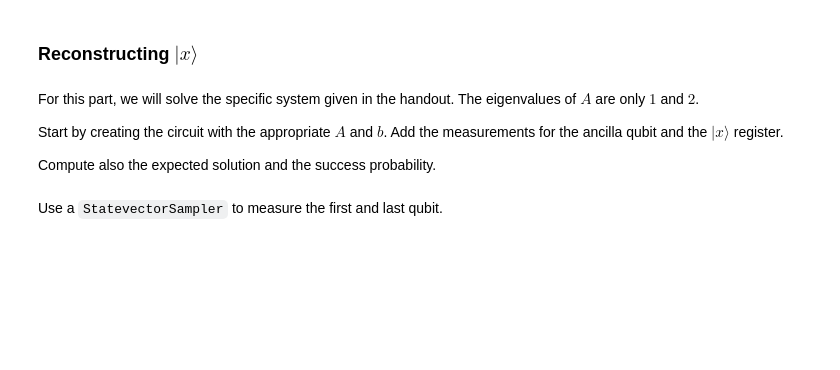
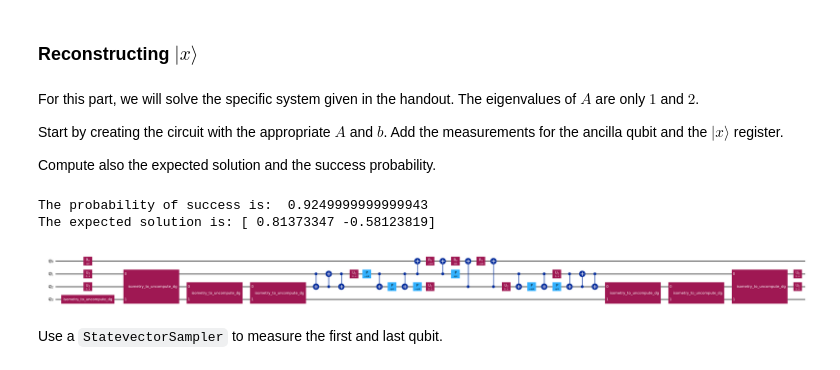
Before and after one commit to Gopal-Dahale/Intro_to_HHL, a Jupyter notebook: com-308-project_empty.ipynb, the cells around one changed output. Saved outputs shown, nothing was run; the diff lists cells and outputs as text; code cells hidden in the pictures; blank space fills up the shorter version.

Commit message:
Measurement and excecution on hardware

```diff
--- a/com-308-project_empty.ipynb
+++ b/com-308-project_empty.ipynb
@@ -492,3 +474,38 @@ display(final_circuit.decompose().draw(output="mpl",fold=-1))
+# %%
+n = 1
+m = 2
+
+A = np.array([[3, 1], [1, 3]]) / 2
+b = np.array([2, -1])/np.sqrt(3)
+b = b / np.linalg.norm(b)
+
+final_circuit = hhl_circuit(A, b,n, m)
+
+final_circuit_with_measurements = QuantumCircuit( n + m + 1, 2)
+final_circuit_with_measurements.compose(final_circuit, range(1 + n + m), inplace=True)
+final_circuit_with_measurements.measure([0, m + n], [0, 1])
+final_circuit_with_measurements.draw('mpl', fold=-1)
+
+expected_solution = np.linalg.solve(A, b)
+expected_solution = expected_solution / np.linalg.norm(expected_solution)
+
+output = qi.Statevector.from_instruction(final_circuit)
+output_state = output.data
+
+indices = [int(bin(i)[2:].zfill(n) + '0'*m + '1', 2) for i in range(2**n)]
+sv = output_state[indices]
+sv /= np.linalg.norm(sv)
+x = qi.Statevector(sv)
+
+p = np.sum(np.abs(output_state[indices])**2)
+
+print("The probability of success is: ",  p)
+print("The expected solution is:", expected_solution)
+display(final_circuit.decompose().draw(output="mpl",fold=-1))
+# %% [output]
+The probability of success is:  0.9249999999999943
+The expected solution is: [ 0.81373347 -0.58123819]
+[figure, added]
 # %% [markdown]
 Use a `StatevectorSampler` to measure the first and last qubit.
 # %%
```
Also changed, not shown: parts of 16 cells of this notebook.
